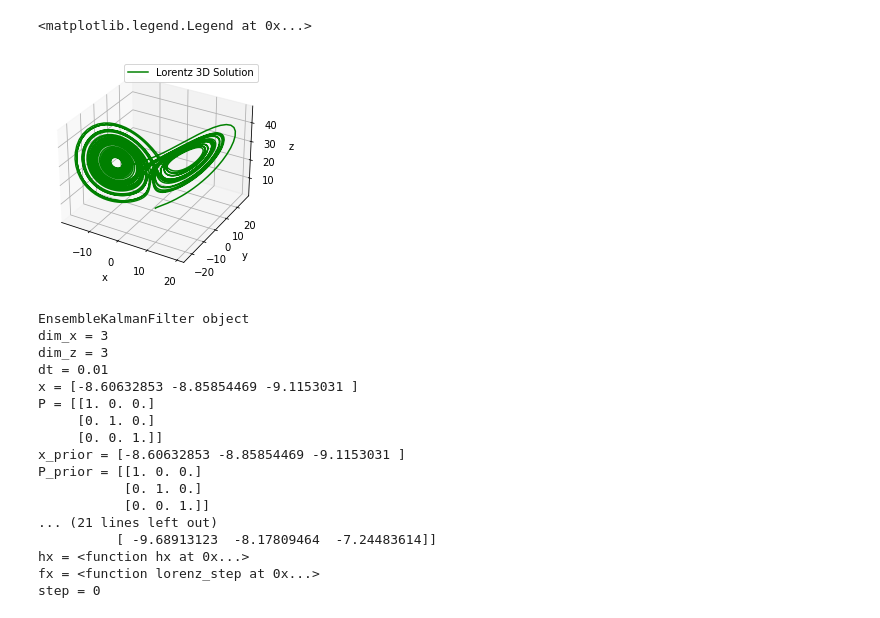
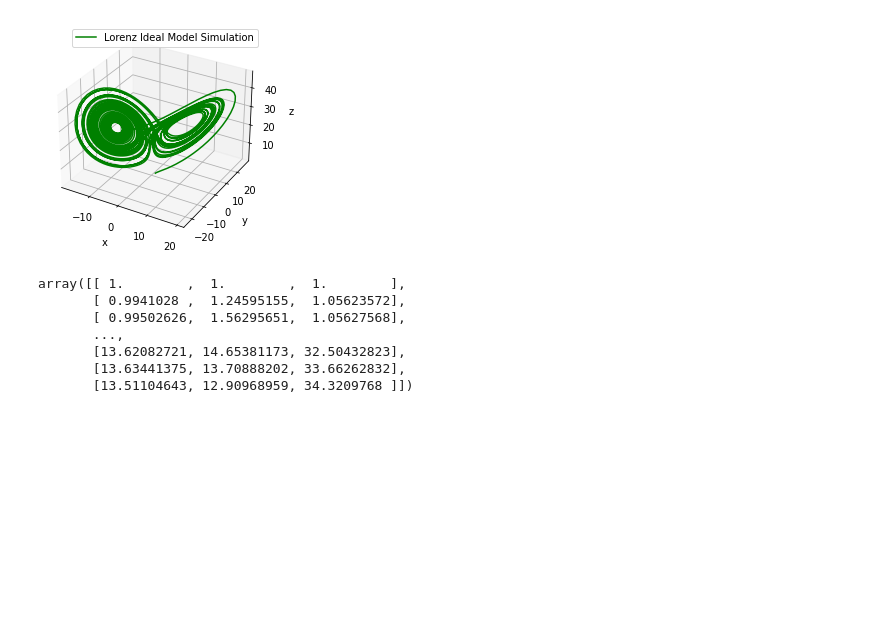
Before and after one commit to jace-kline/math582-miniproject4, a Jupyter notebook: solution.ipynb, the cells around one changed output. Drawn from its saved outputs; the diff is of its cells as text; code cells hidden in the pictures; blank space fills up the shorter version.

```diff
--- a/solution.ipynb
+++ b/solution.ipynb
@@ -49,7 +49,7 @@ def rk4(state, derivs, t, dt):
 def lorenz_step(state, dt):
     return rk4(state, lorenz_derivs, 0, dt)
 # %%
-def simulate_lorenz(state, t0, tFinal, dt, ):
+def simulate_lorenz_ideal(state, t0, tFinal, dt):
     x0, y0, z0 = state
     steps = int(np.floor((tFinal-t0) / dt))
 
@@ -67,15 +67,18 @@ def simulate_lorenz(state, t0, tFinal, dt, ):
 # %%
 x0, y0, z0, t0, tFinal, dt = 1., 1., 1., 0., 40., 0.01
 
-x, y, z, t = simulate_lorenz( (x0, y0, z0) , t0, tFinal, dt)
+x, y, z, t = simulate_lorenz_ideal( (x0, y0, z0) , t0, tFinal, dt)
 # %%
-fig=plt.figure()
-ax=fig.gca(projection='3d')
-ax.plot(x,y,z,'r',label='Lorentz 3D Solution', color = 'green')
-ax.set_xlabel('x')
-ax.set_ylabel('y')
-ax.set_zlabel('z')
-ax.legend()
+def plot_3d(x, y, z, title):
+    fig=plt.figure()
+    ax=fig.gca(projection='3d')
+    ax.plot(x,y,z,'r',label=title, color = 'green')
+    ax.set_xlabel('x')
+    ax.set_ylabel('y')
+    ax.set_zlabel('z')
+    ax.legend()
+    plt.show()
+
+plot_3d(x,y,z,'Lorenz Ideal Model Simulation')
 # %% [output]
-<matplotlib.legend.Legend at 0x...>
-[figure, old version]
+[figure, new version]
@@ -82,3 +121,16 @@ ax.legend()
+# %%
+q_truth = 0.01
+q_measurement = 0.01
+t, X_ideal, X_theoretical, X_truth, X_measurement = generate_lorenz_data( (x0, y0, z0), t0, tFinal, dt, q_truth, q_measurement)
+X_measurement
+# %% [output]
+array([[ 1.        ,  1.        ,  1.        ],
+       [ 0.9941028 ,  1.24595155,  1.05623572],
+       [ 0.99502626,  1.56295651,  1.05627568],
+       ...,
+       [13.62082721, 14.65381173, 32.50432823],
+       [13.63441375, 13.70888202, 33.66262832],
+       [13.51104643, 12.90968959, 34.3209768 ]])
 # %%
 # Helper functions for EnsembleKalmanFilter class
 
@@ -392,32 +443,3 @@ class EnsembleKalmanFilter(object):
             pretty_str('fx', self.fx),
             pretty_str('step', self.step)
             ])
-# %%
-def hx(x):
-    return x
-
-# x = np.array([1.0, 1.0, 1.0])
-x = np.array([-8.606328530000000754e+00,-8.858544694714117540e+00,-9.115303102308624617e+00])
-P = np.eye(3)
-dt = 0.01
-
-enkf = EnsembleKalmanFilter(x=x, P=P, dim_z=3, dt=dt, N=10, hx=hx, fx=lorenz_step)
-enkf
-# %% [output]
-EnsembleKalmanFilter object
-dim_x = 3
-dim_z = 3
-dt = 0.01
-x = [-8.60632853 -8.85854469 -9.1153031 ]
-P = [[1. 0. 0.]
-     [0. 1. 0.]
-     [0. 0. 1.]]
-x_prior = [-8.60632853 -8.85854469 -9.1153031 ]
-P_prior = [[1. 0. 0.]
-           [0. 1. 0.]
-           [0. 0. 1.]]
-... (21 lines left out)
-          [ -9.68913123  -8.17809464  -7.24483614]]
-hx = <function hx at 0x...>
-fx = <function lorenz_step at 0x...>
-step = 0
```
Also changed, not shown: parts of 13 cells of this notebook.
